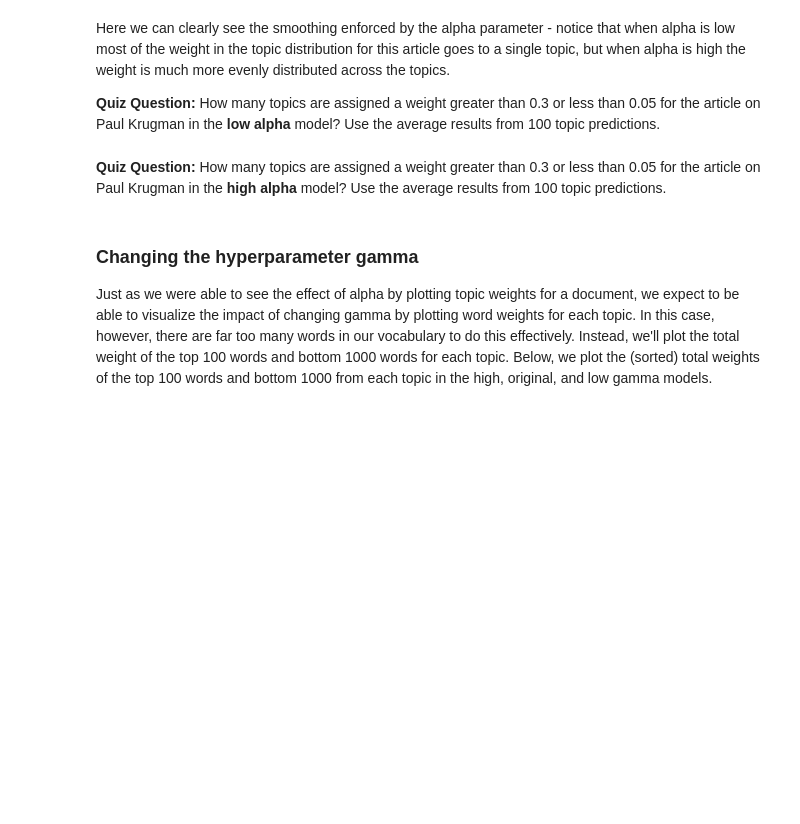
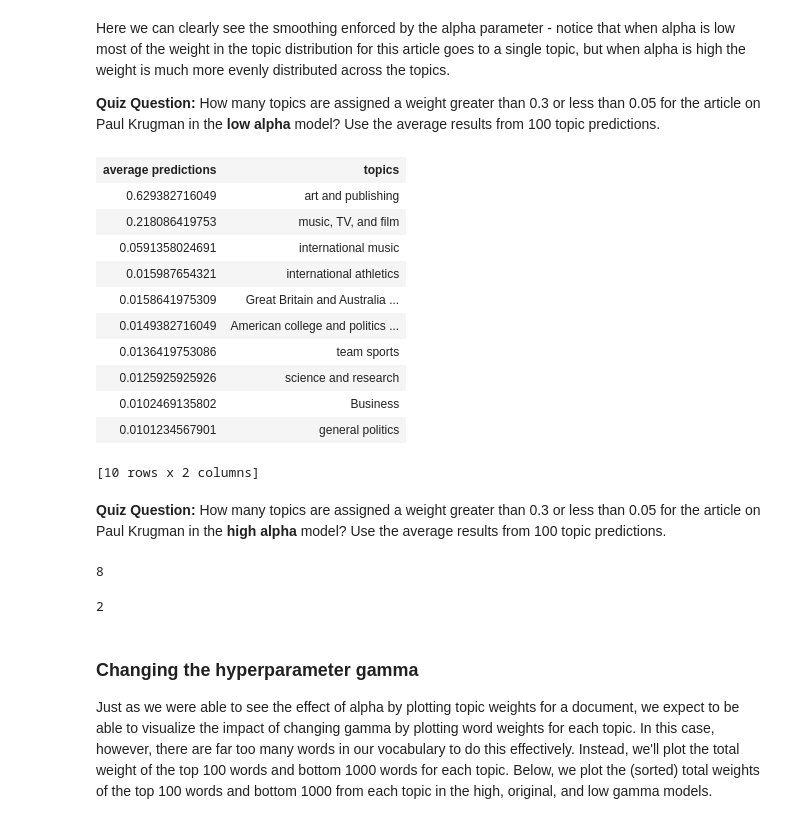
Before and after one commit to fiatveritas/Machine_Learning_Specialization, a Jupyter notebook: Clustering_and_Retrieval/Week_5/Quiz/5_lda_blank.ipynb, the cells around one changed output. Drawn from its saved outputs; the diff is of its cells as text; code cells hidden in the pictures; blank space fills up the shorter version.

```diff
--- a/Clustering_and_Retrieval/Week_5/Quiz/5_lda_blank.ipynb
+++ b/Clustering_and_Retrieval/Week_5/Quiz/5_lda_blank.ipynb
@@ -417,8 +502,34 @@ param_bar_plot(a,b,c,ind,width,ylim=1.0,param='alpha',
 Here we can clearly see the smoothing enforced by the alpha parameter - notice that when alpha is low most of the weight in the topic distribution for this article goes to a single topic, but when alpha is high the weight is much more evenly distributed across the topics.
 
 __Quiz Question:__ How many topics are assigned a weight greater than 0.3 or less than 0.05 for the article on Paul Krugman in the **low alpha** model?  Use the average results from 100 topic predictions.
+# %%
+krugman = gl.SArray([wiki_docs[int(np.where(wiki['name']=='Paul Krugman')[0])]])
+average_predictions(tpm_low_alpha, krugman, 100)
+# %% [output]
+| average predictions | topics |
+| 0.629382716049 | art and publishing |
+| 0.218086419753 | music, TV, and film |
+| 0.0591358024691 | international music |
+| 0.015987654321 | international athletics |
+| 0.0158641975309 | Great Britain and Australia ... |
+| 0.0149382716049 | American college and politics ... |
+| 0.0136419753086 | team sports |
+| 0.0125925925926 | science and research |
+| 0.0102469135802 | Business |
+| 0.0101234567901 | general politics |
+[10 rows x 2 columns]
 # %% [markdown]
 __Quiz Question:__ How many topics are assigned a weight greater than 0.3 or less than 0.05 for the article on Paul Krugman in the **high alpha** model? Use the average results from 100 topic predictions.
+# %%
+krugman_low_alpha = average_predictions(tpm_low_alpha, krugman, 100)
+krugman_low_alpha['average predictions'].apply(lambda p: +1 if p > 0.3 or p < 0.05 else 0).sum()
+# %% [output]
+8
+# %%
+krugman_high_alpha = average_predictions(tpm_high_alpha, krugman, 100)
+krugman_high_alpha['average predictions'].apply(lambda p: +1 if p > 0.3 or p < 0.05 else 0).sum()
+# %% [output]
+2
 # %% [markdown]
 ### Changing the hyperparameter gamma
 
```
Also changed, not shown: parts of 14 cells of this notebook.
